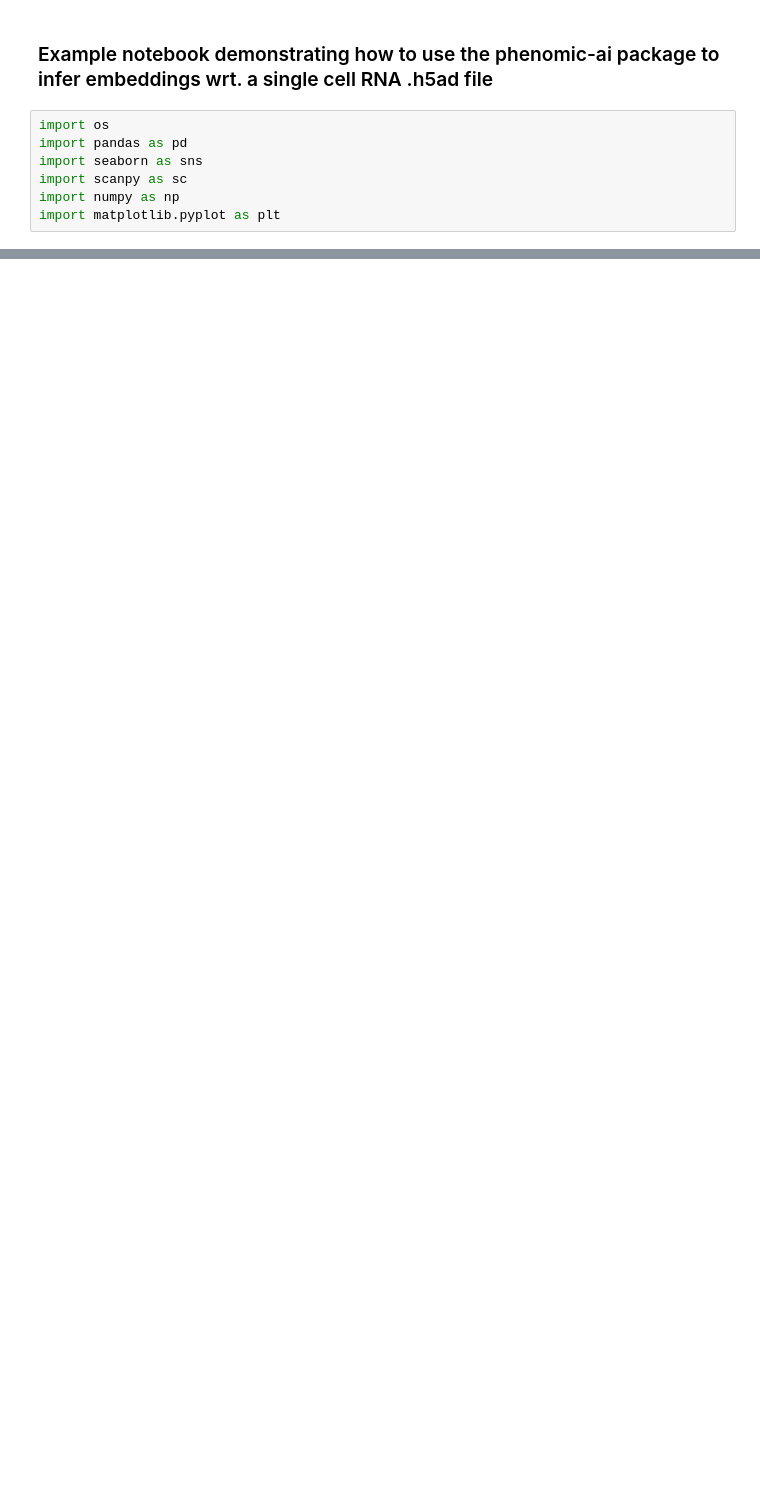
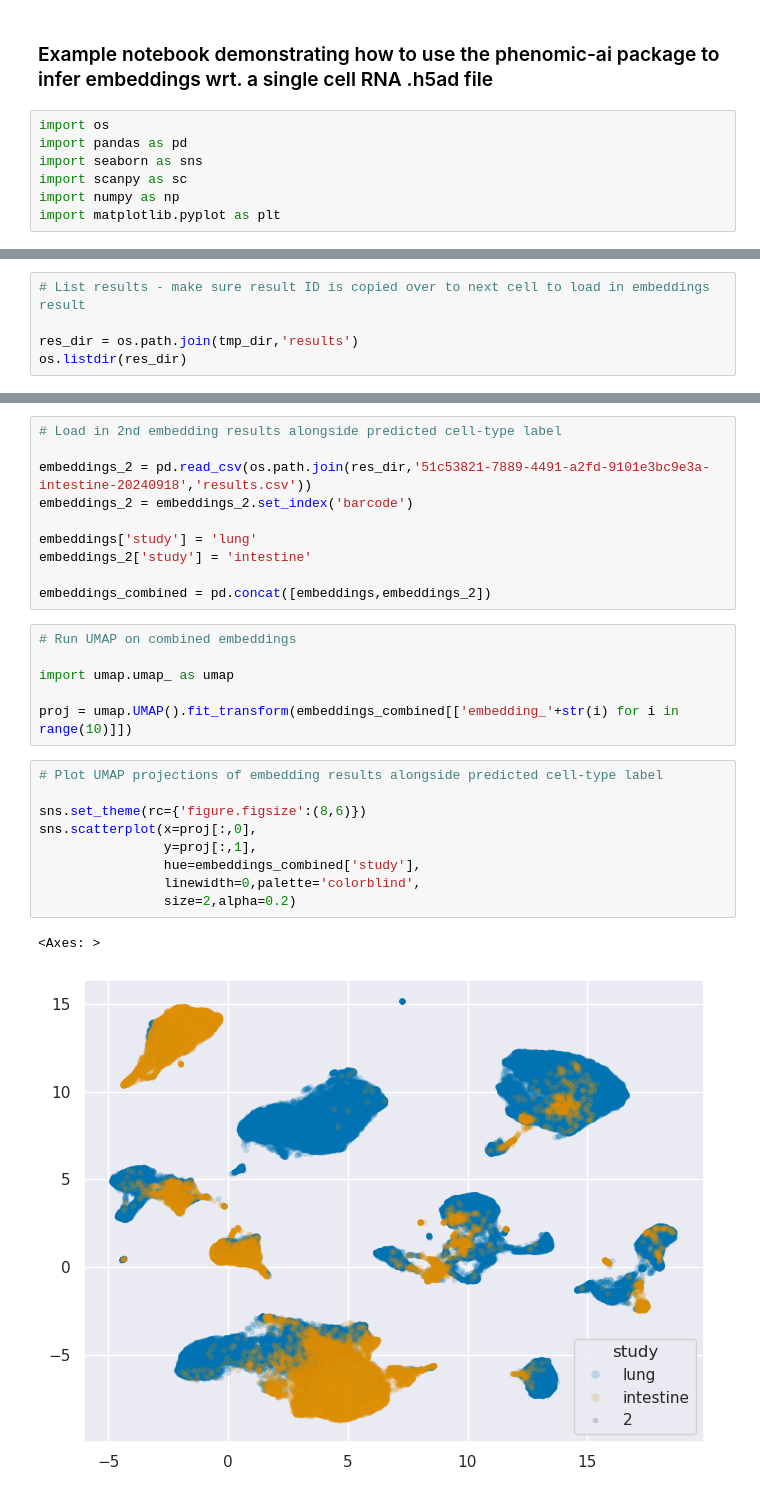
Before and after one commit to PhenomicAI/bascvi, a Jupyter notebook: notebooks/pai_embeddings_inference.ipynb, the cells around one changed output, grey strips where cells are left out. Drawn from its saved outputs; the diff is of its cells as text; blank space fills up the shorter version.

```diff
--- a/notebooks/pai_embeddings_inference.ipynb
+++ b/notebooks/pai_embeddings_inference.ipynb
@@ -126,0 +149,5 @@ for gene in ['EPCAM','CD3E','MARCO','COL1A1','JCHAIN']:
+# %%
+# List results - make sure result ID is copied over to next cell to load in embeddings result
+
+res_dir = os.path.join(tmp_dir,'results')
+os.listdir(res_dir)
@@ -126,0 +157,28 @@ for gene in ['EPCAM','CD3E','MARCO','COL1A1','JCHAIN']:
+# %%
+# Load in 2nd embedding results alongside predicted cell-type label
+
+embeddings_2 = pd.read_csv(os.path.join(res_dir,'51c53821-7889-4491-a2fd-9101e3bc9e3a-intestine-20240918','results.csv'))
+embeddings_2 = embeddings_2.set_index('barcode')
+
+embeddings['study'] = 'lung'
+embeddings_2['study'] = 'intestine'
+
+embeddings_combined = pd.concat([embeddings,embeddings_2])
+# %%
+# Run UMAP on combined embeddings
+
+import umap.umap_ as umap
+
+proj = umap.UMAP().fit_transform(embeddings_combined[['embedding_'+str(i) for i in range(10)]])
+# %%
+# Plot UMAP projections of embedding results alongside predicted cell-type label
+
+sns.set_theme(rc={'figure.figsize':(8,6)})
+sns.scatterplot(x=proj[:,0],
+                y=proj[:,1],
+                hue=embeddings_combined['study'],
+                linewidth=0,palette='colorblind',
+                size=2,alpha=0.2)
+# %% [output]
+<Axes: >
+[figure, added]
```
Also changed, not shown: parts of 15 cells of this notebook.
